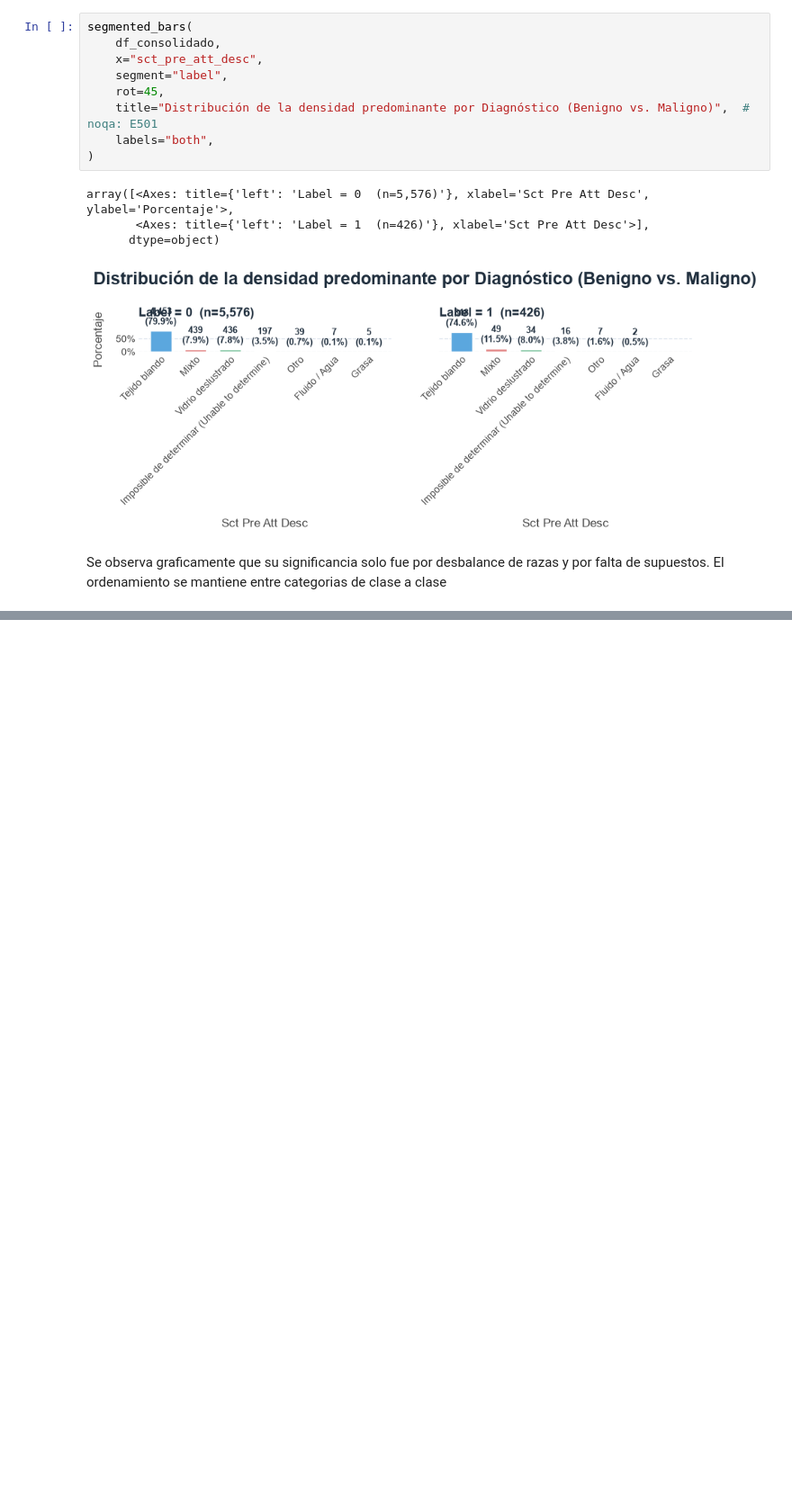
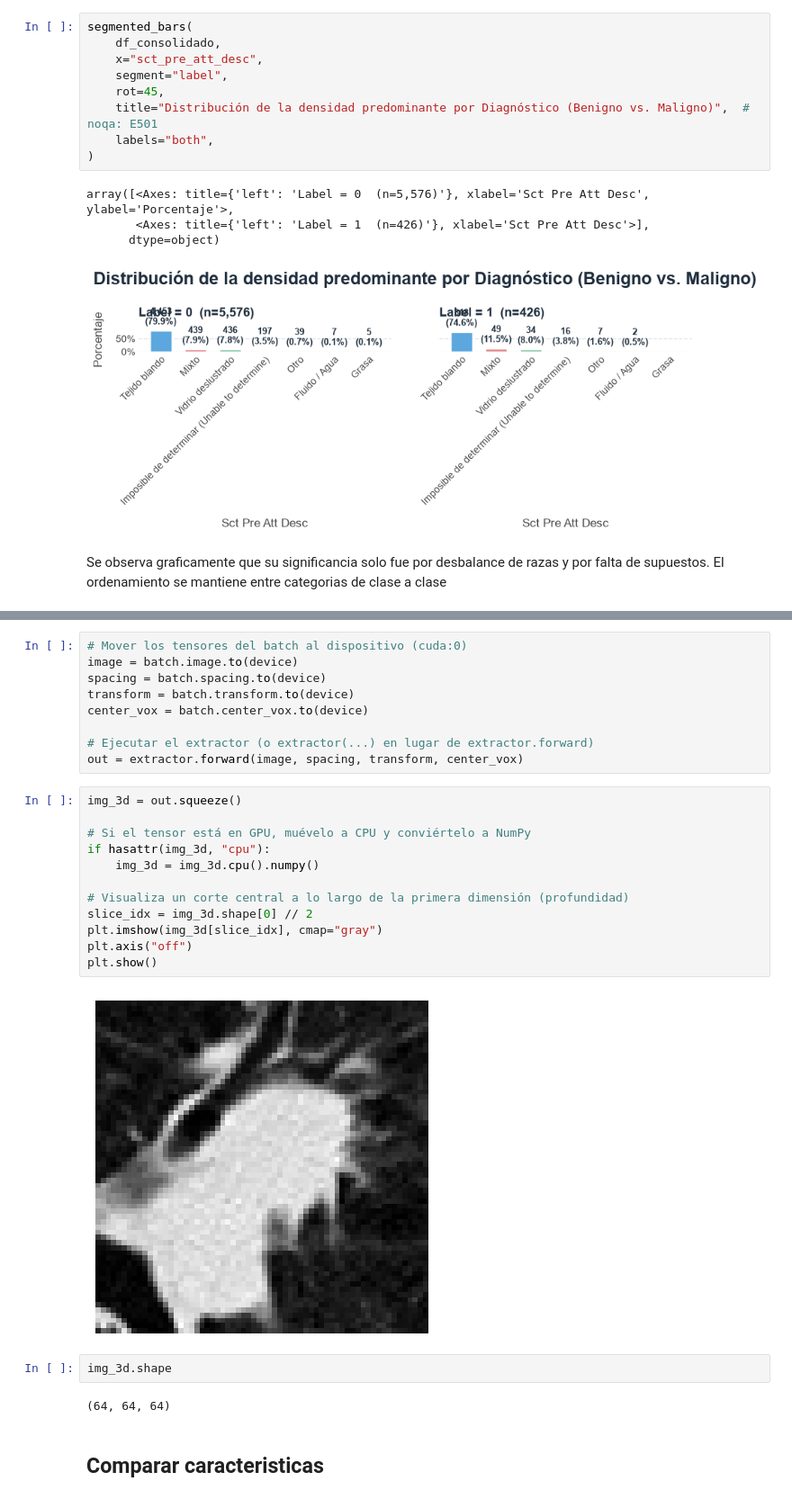
Before and after one commit to juanpablocarrillohortua/health_tech_lung_cancer, a Jupyter notebook: notebooks/image_caracteristics.ipynb, the cells around one changed output, grey strips where cells are left out. Shown at 90% size. Cells and saved outputs as stored; diff of their text form; blank space fills up the shorter version.

```diff
--- a/notebooks/image_caracteristics.ipynb
+++ b/notebooks/image_caracteristics.ipynb
@@ -780,0 +1223,29 @@ Se observa graficamente que su significancia solo fue por desbalance de razas y
+# %%
+# Mover los tensores del batch al dispositivo (cuda:0)
+image = batch.image.to(device)
+spacing = batch.spacing.to(device)
+transform = batch.transform.to(device)
+center_vox = batch.center_vox.to(device)
+
+# Ejecutar el extractor (o extractor(...) en lugar de extractor.forward)
+out = extractor.forward(image, spacing, transform, center_vox)
+# %%
+img_3d = out.squeeze()
+
+# Si el tensor está en GPU, muévelo a CPU y conviértelo a NumPy
+if hasattr(img_3d, "cpu"):
+    img_3d = img_3d.cpu().numpy()
+
+# Visualiza un corte central a lo largo de la primera dimensión (profundidad)
+slice_idx = img_3d.shape[0] // 2
+plt.imshow(img_3d[slice_idx], cmap="gray")
+plt.axis("off")
+plt.show()
+# %% [output]
+[figure, added]
+# %%
+img_3d.shape
+# %% [output]
+(64, 64, 64)
+# %% [markdown]
+## Comparar caracteristicas
```
Also changed, not shown: parts of 35 cells of this notebook, 2 other files.
